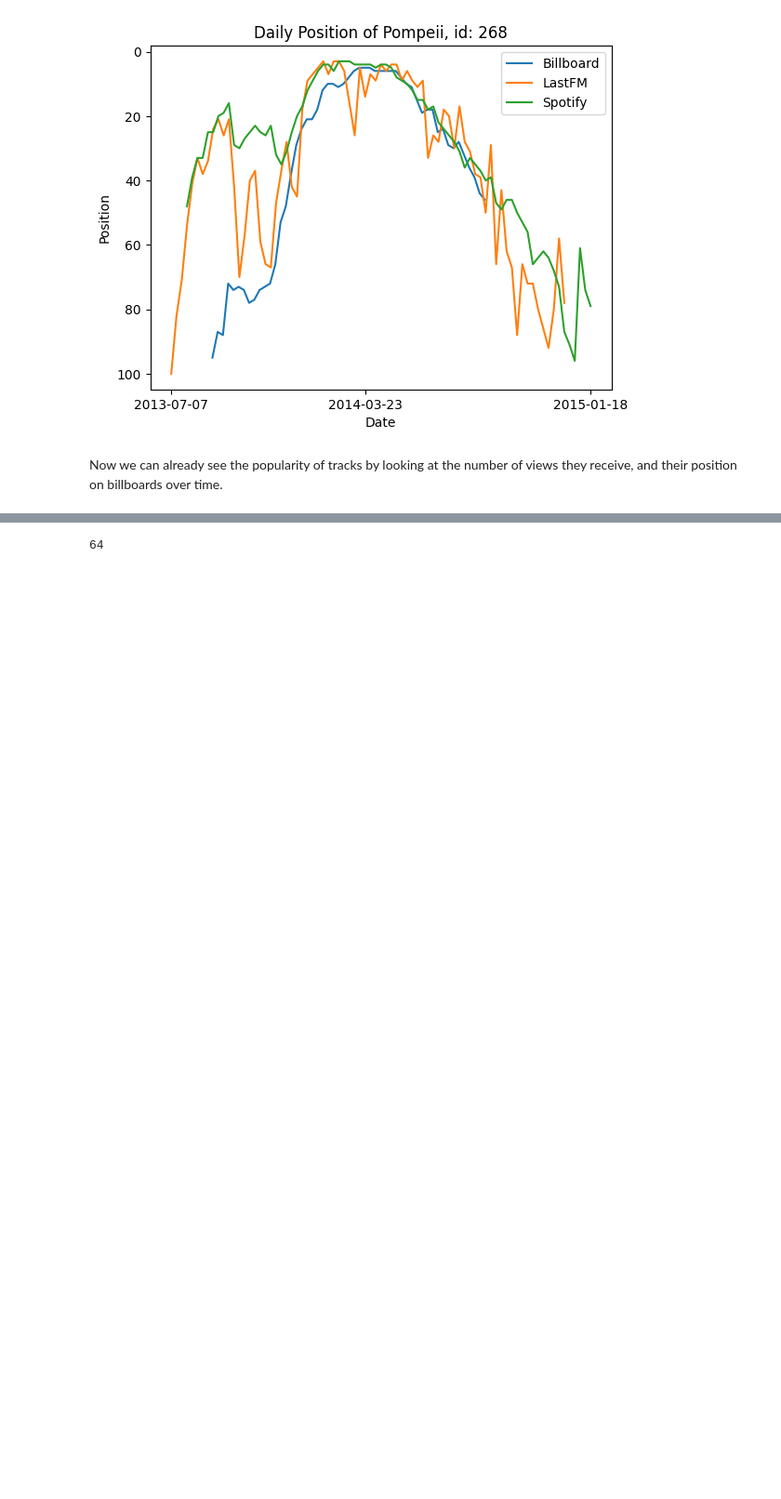
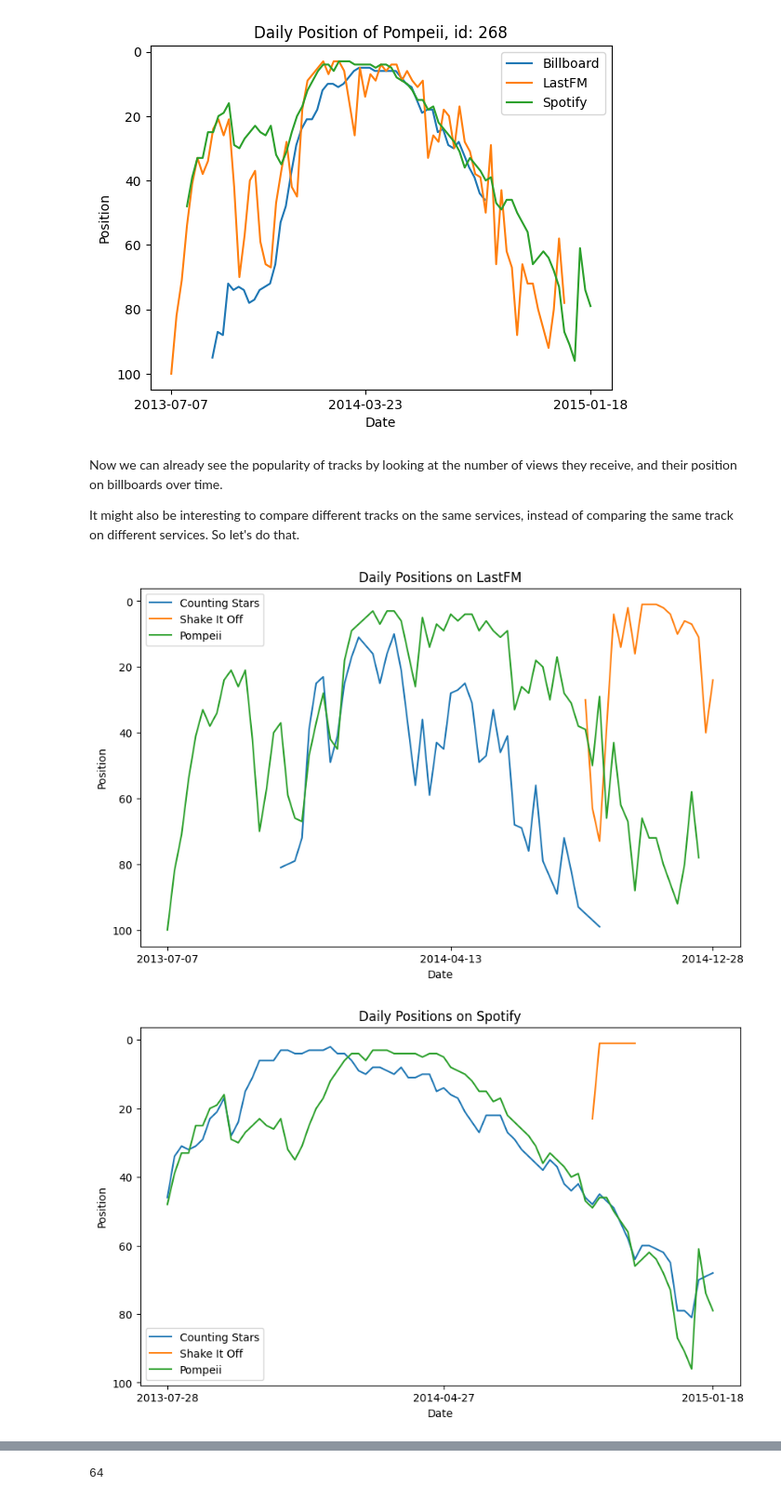
Before and after one commit to m21ark/s_music, a Jupyter notebook: tasks/task_3_1.ipynb, the cells around one changed output, grey strips where cells are left out. Shown at 93% size. Cells and saved outputs as stored; diff of their text form; code cells hidden in the pictures; blank space fills up the shorter version.

```diff
--- a/tasks/task_3_1.ipynb
+++ b/tasks/task_3_1.ipynb
@@ -177,6 +177,8 @@ get_and_plot_daily_position(get_track_id('Pompeii'))
 [figure]
 # %% [markdown]
 Now we can already see the popularity of tracks by looking at the number of views they receive, and their position on billboards over time.
+
+It might also be interesting to compare different tracks on the same services, instead of comparing the same track on different services. So let's do that.
 # %%
 def get_and_plot_all_tracks_daily_position(track_ids):
     # Define the billboards
@@ -197,13 +199,13 @@ def get_and_plot_all_tracks_daily_position(track_ids):
             positions = [x[0] for x in daily_ratings]
 
             # Plot the daily positions for the track
-            plt.plot(dates, positions, label=track_id)
+            plt.plot(dates, positions, label=convert_track_id_to_name(track_id))
 
         # Add labels, title, and legend
         plt.xlabel('Date')
         plt.ylabel('Position')
         plt.title(f'Daily Positions on {billboard_labels[billboard]}')
-        #plt.legend()
+        plt.legend()
 
         # Invert y-axis for ranking
         plt.gca().invert_yaxis()
@@ -215,3 +217,8 @@ def get_and_plot_all_tracks_daily_position(track_ids):
                    [date.strftime('%Y-%m-%d') for date in [all_dates[0], all_dates[len(all_dates)//2], all_dates[-1]]])
 
         plt.show()
+# %%
+get_and_plot_all_tracks_daily_position([get_track_id('Counting Stars'), get_track_id('Shake It Off'), get_track_id('Pompeii')])
+# %% [output]
+[figure, added]
+[figure, added]
```
Also changed, not shown: parts of 1 cell of this notebook.
